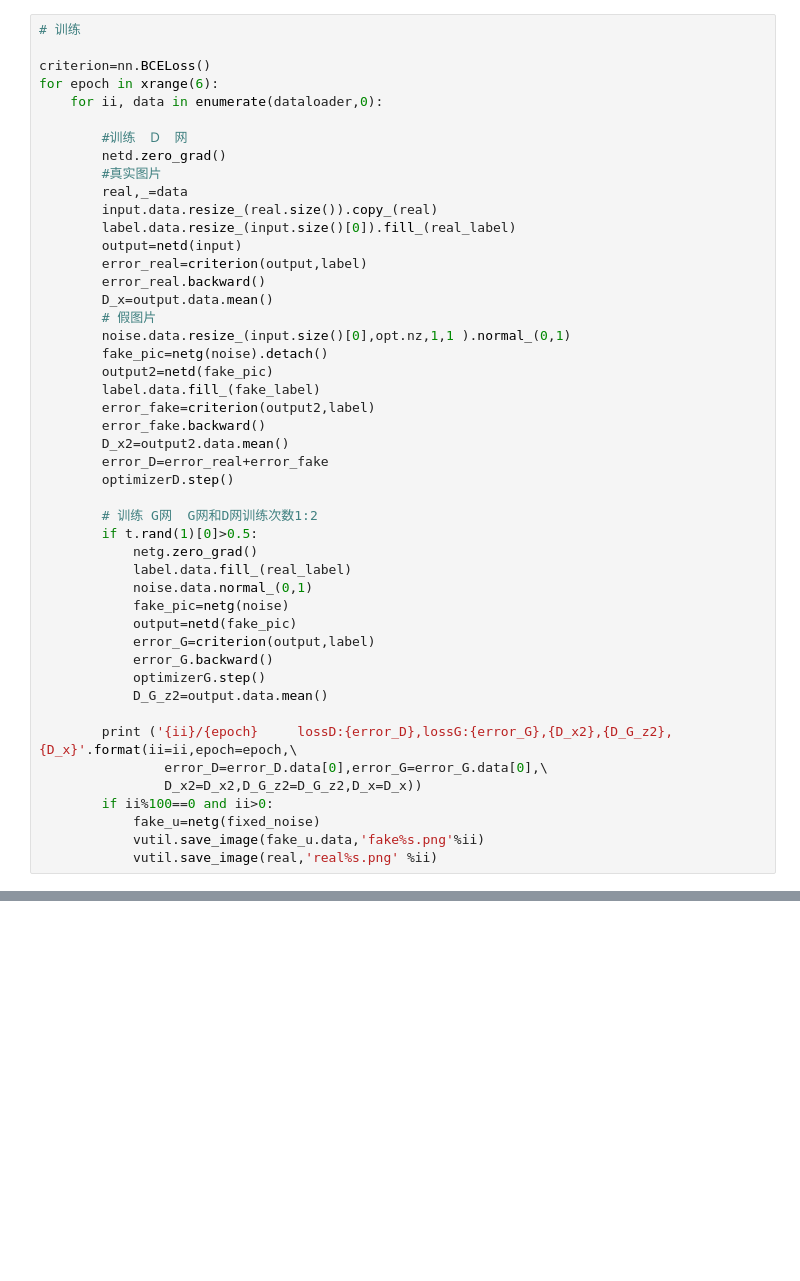
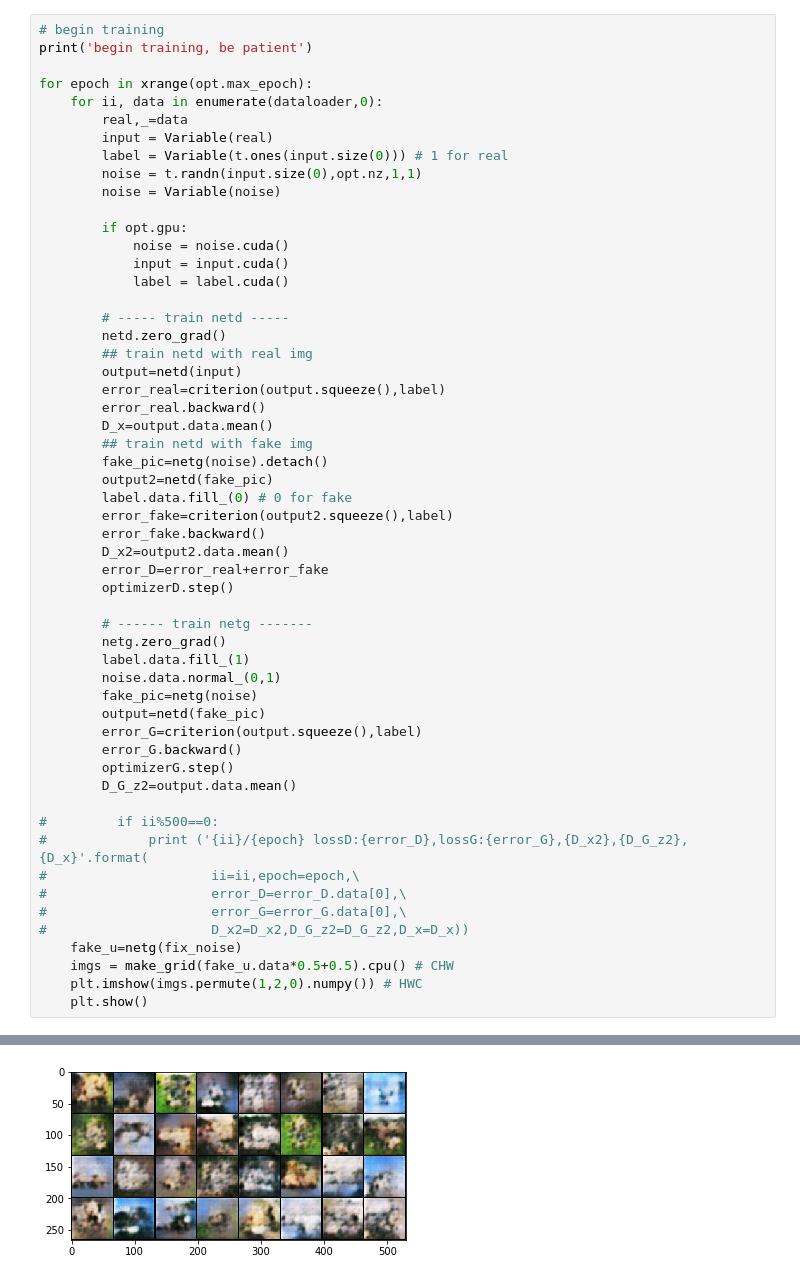
Before and after one commit to chenyuntc/pytorch-GAN, a Jupyter notebook: DCGAN.ipynb, the cells around one changed output, grey strips where cells are left out. Drawn from its saved outputs; the diff is of its cells as text; blank space fills up the shorter version.

Commit message:
simplified DCGAN and add training result

```diff
--- a/DCGAN.ipynb
+++ b/DCGAN.ipynb
@@ -137,48 +114,56 @@ fake_label=0
 # %%
-# 训练
+# begin training
+print('begin training, be patient')
 
-criterion=nn.BCELoss()
-for epoch in xrange(6):
+for epoch in xrange(opt.max_epoch):
     for ii, data in enumerate(dataloader,0):
+        real,_=data
+        input = Variable(real)
+        label = Variable(t.ones(input.size(0))) # 1 for real
+        noise = t.randn(input.size(0),opt.nz,1,1)
+        noise = Variable(noise)
 
-        #训练　Ｄ　网
+        if opt.gpu:
+            noise = noise.cuda()
+            input = input.cuda()
+            label = label.cuda()
+
+        # ----- train netd -----
         netd.zero_grad()
-        #真实图片
-        real,_=data
-        input.data.resize_(real.size()).copy_(real)
-        label.data.resize_(input.size()[0]).fill_(real_label)
+        ## train netd with real img
         output=netd(input)
-        error_real=criterion(output,label)
+        error_real=criterion(output.squeeze(),label)
         error_real.backward()
         D_x=output.data.mean()
-        # 假图片
-        noise.data.resize_(input.size()[0],opt.nz,1,1 ).normal_(0,1)
+        ## train netd with fake img
         fake_pic=netg(noise).detach()
         output2=netd(fake_pic)
-        label.data.fill_(fake_label)
-        error_fake=criterion(output2,label)
+        label.data.fill_(0) # 0 for fake
+        error_fake=criterion(output2.squeeze(),label)
         error_fake.backward()
         D_x2=output2.data.mean()
         error_D=error_real+error_fake
         optimizerD.step()
 
-        # 训练 G网  G网和D网训练次数1:2
-        if t.rand(1)[0]>0.5:
-            netg.zero_grad()
-            label.data.fill_(real_label)
-            noise.data.normal_(0,1)
-            fake_pic=netg(noise)
-            output=netd(fake_pic)
-            error_G=criterion(output,label)
-            error_G.backward()
-            optimizerG.step()
-            D_G_z2=output.data.mean()
+        # ------ train netg -------
+        netg.zero_grad()
+        label.data.fill_(1)
+        noise.data.normal_(0,1)
+        fake_pic=netg(noise)
+        output=netd(fake_pic)
+        error_G=criterion(output.squeeze(),label)
+        error_G.backward()
+        optimizerG.step()
+        D_G_z2=output.data.mean()
 
-        print ('{ii}/{epoch}     lossD:{error_D},lossG:{error_G},{D_x2},{D_G_z2},{D_x}'.format(ii=ii,epoch=epoch,\
-                error_D=error_D.data[0],error_G=error_G.data[0],\
-                D_x2=D_x2,D_G_z2=D_G_z2,D_x=D_x))
-        if ii%100==0 and ii>0:
-            fake_u=netg(fixed_noise)
-            vutil.save_image(fake_u.data,'fake%s.png'%ii)
-            vutil.save_image(real,'real%s.png' %ii)
+#         if ii%500==0:
+#             print ('{ii}/{epoch} lossD:{error_D},lossG:{error_G},{D_x2},{D_G_z2},{D_x}'.format(
+#                     ii=ii,epoch=epoch,\
+#                     error_D=error_D.data[0],\
+#                     error_G=error_G.data[0],\
+#                     D_x2=D_x2,D_G_z2=D_G_z2,D_x=D_x))
+    fake_u=netg(fix_noise)
+    imgs = make_grid(fake_u.data*0.5+0.5).cpu() # CHW
+    plt.imshow(imgs.permute(1,2,0).numpy()) # HWC
+    plt.show()
 # %% [output]
@@ -198,0 +171 @@ for epoch in xrange(6):
+[figure, added]
```
Also changed, not shown: parts of 7 cells of this notebook.
